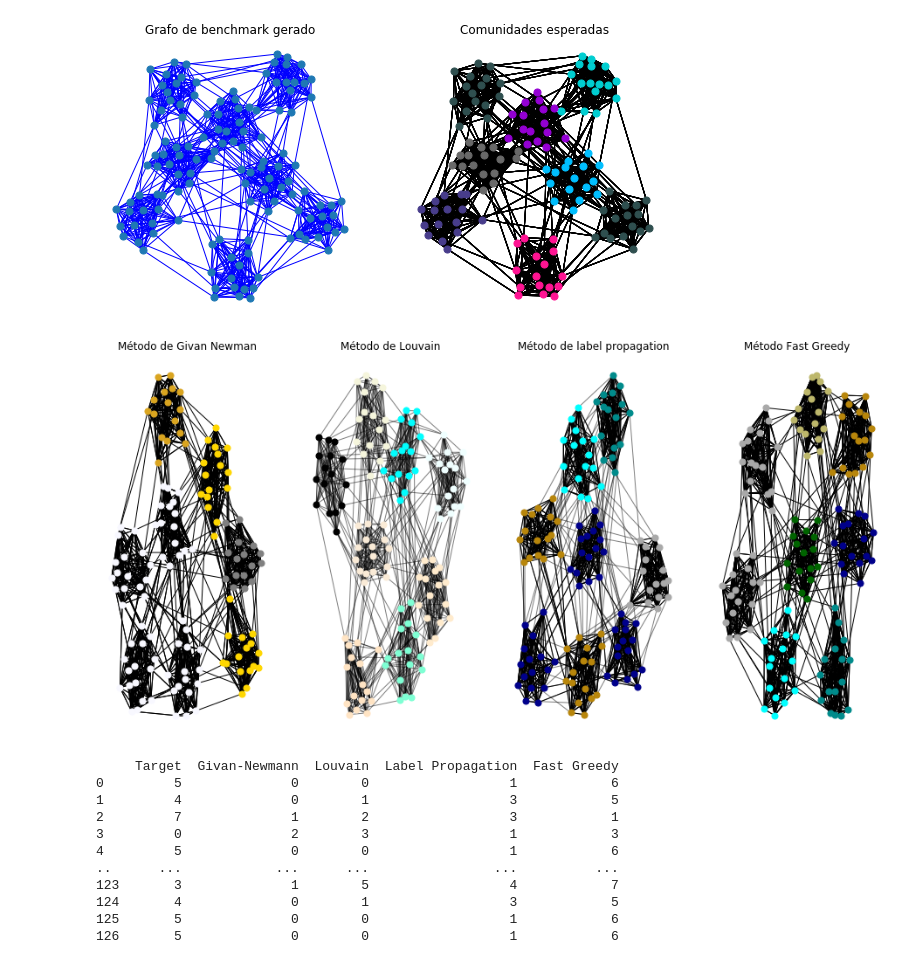
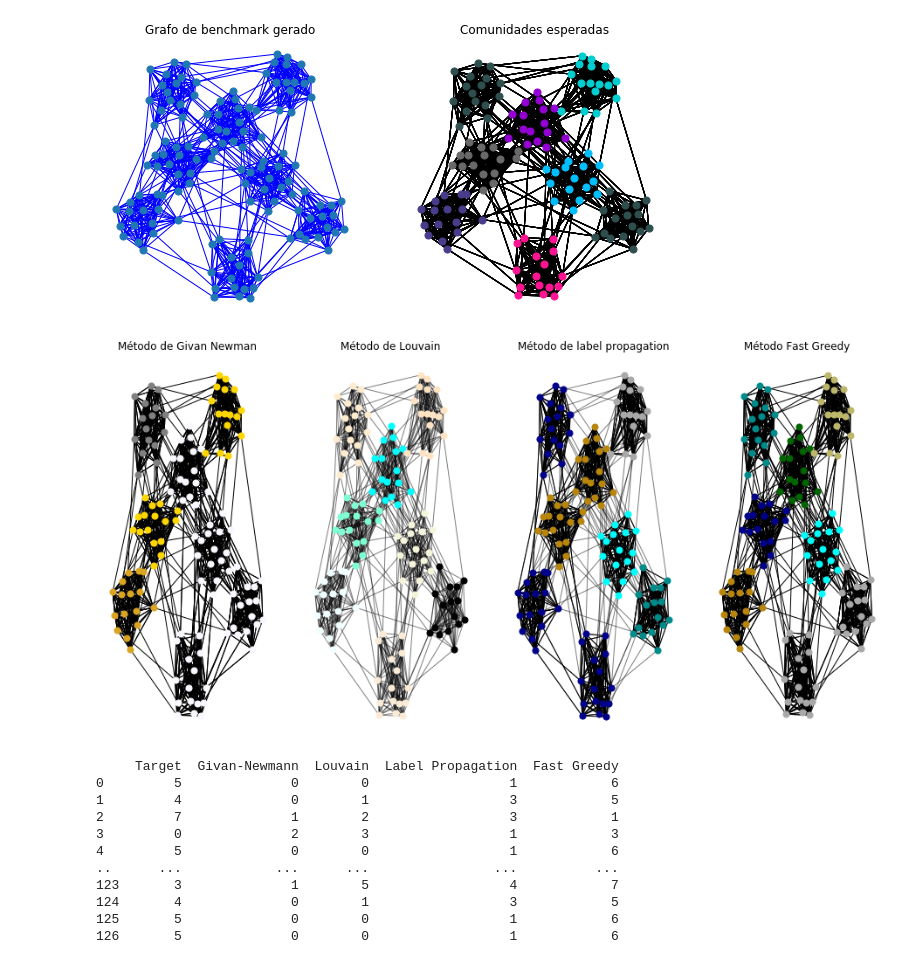
Before and after one commit to guimilan/redes_complexas, a Jupyter notebook: Lista2.ipynb, the cells around one changed output. Cells and saved outputs as stored; diff of their text form; code cells hidden in the pictures.

```diff
--- a/Lista2.ipynb
+++ b/Lista2.ipynb
@@ -506,8 +506,8 @@ def select_givan_newman_comms(gn_comm, k=3):
     sorted_comms = sorted(map(sorted, comm))
     return sorted_comms
 
-def plot_givan_newman(G, k=3, ax=-1):
-    pos=nx.spring_layout(G)
+def plot_givan_newman(G, pos, k=3, ax=-1):
+    #pos=nx.spring_layout(G)
     gn_comm = community.girvan_newman(G)
 
     sorted_comms = select_givan_newman_comms(gn_comm, k)
@@ -523,10 +523,10 @@ def plot_givan_newman(G, k=3, ax=-1):
     return sorted_comms
 
 #Louvain
-def plot_louvain(G, ax=-1):
+def plot_louvain(G, pos, ax=-1):
     louvain_comm = community_louvain.best_partition(G)
 
-    pos=nx.spring_layout(G)
+    #pos=nx.spring_layout(G)
 
     colors = list(matplotlib.colors.cnames.values())
 
@@ -542,46 +542,46 @@ def plot_louvain(G, ax=-1):
     ax.axis('off')
     return louvain_comm
 
-def plot_label_prop(G, ax=-1):
-    pos = nx.spring_layout(G)
+def plot_label_prop(G, pos, ax=-1):
+    #pos = nx.spring_layout(G)
     lp_comm = community.label_propagation_communities(G)
     lp_comm = list(lp_comm)
 
     colors = list(matplotlib.colors.cnames.values())
     aux = 20
     for comm in lp_comm:
         nx.draw(G.subgraph(comm), pos=pos, node_size = 50, node_color = colors[aux], ax=ax)
         aux = aux+1
 
     nx.draw_networkx_edges(G, pos, alpha=0.5, ax=ax)
     ax.set_title('Método de label propagation')
     return lp_comm
 
-def plot_fast_greedy(G, ax=-1):
-    pos = nx.spring_layout(G)
+def plot_fast_greedy(G, pos, ax=-1):
+    #pos = nx.spring_layout(G)
     comms = greedy_modularity_communities(G)
 
     colors = list(matplotlib.colors.cnames.values())
     aux = 20
 
     for c in comms:
         nx.draw(G.subgraph(c), pos=pos, node_color = colors[aux], with_labels = False,
         node_size=50, ax=ax)
         aux = aux+1
 
     nx.draw_networkx_edges(G, pos, ax=ax)
     ax.set_title('Método Fast Greedy')
     return comms
 
 
 fig, axis = plt.subplots(1,4, figsize=(16,8))
 
-gn_comms = plot_givan_newman(G,k=3, ax=axis[0])
-lv_comms = plot_louvain(G, ax=axis[1])
-lp_comms = plot_label_prop(G, ax=axis[2])
-fg_comms = plot_fast_greedy(G, ax=axis[3])
+gn_comms = plot_givan_newman(G, pos, k=3, ax=axis[0])
+lv_comms = plot_louvain(G, pos, ax=axis[1])
+lp_comms = plot_label_prop(G, pos, ax=axis[2])
+fg_comms = plot_fast_greedy(G, pos, ax=axis[3])
 # %% [output]
-[figure, old version]
+[figure, new version]
 # %%
 df = pd.DataFrame(columns=['Target','Givan-Newmann','Louvain','Label Propagation', 'Fast Greedy'])
 for node in G.nodes():
```
Also changed, not shown: parts of 6 cells of this notebook.
